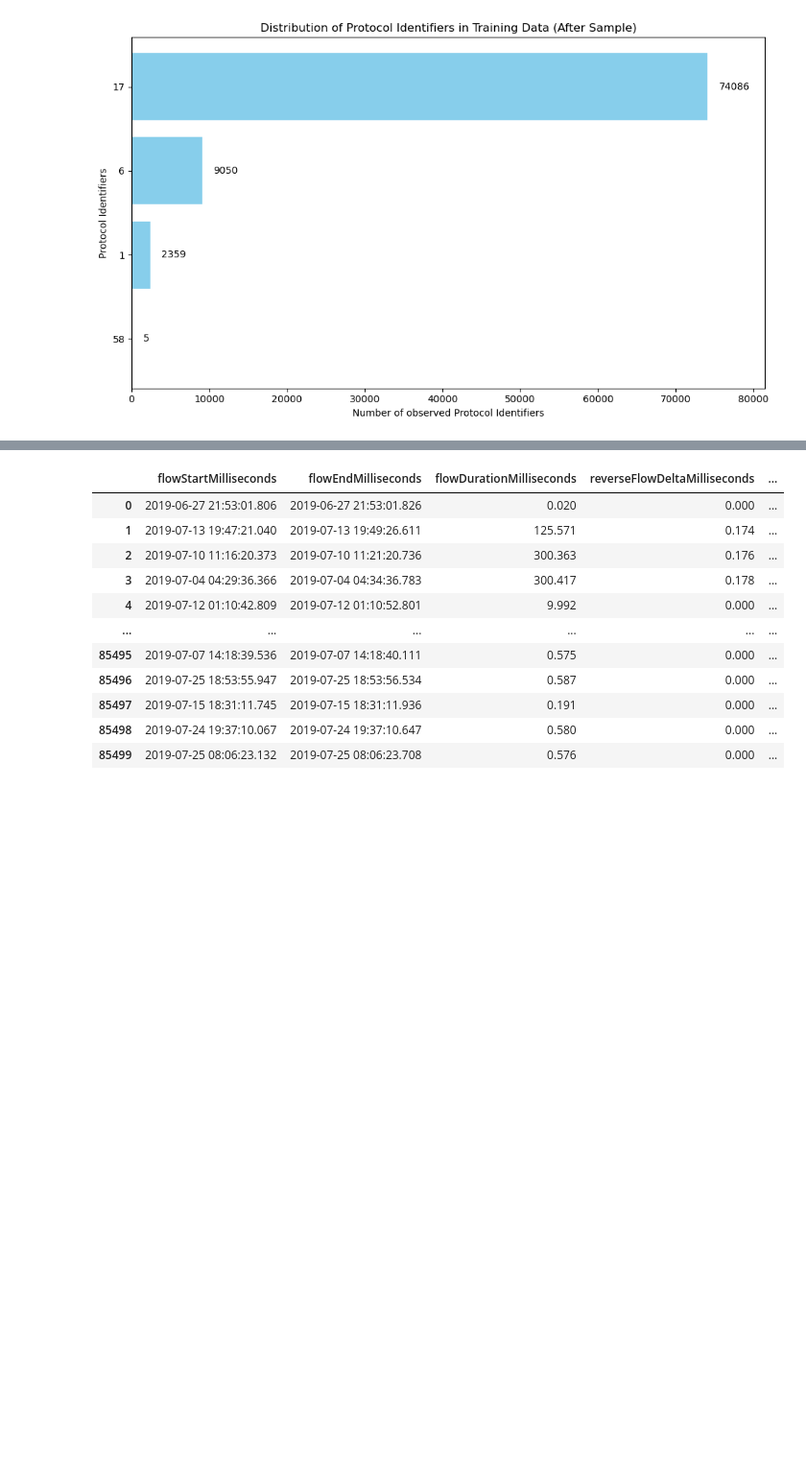
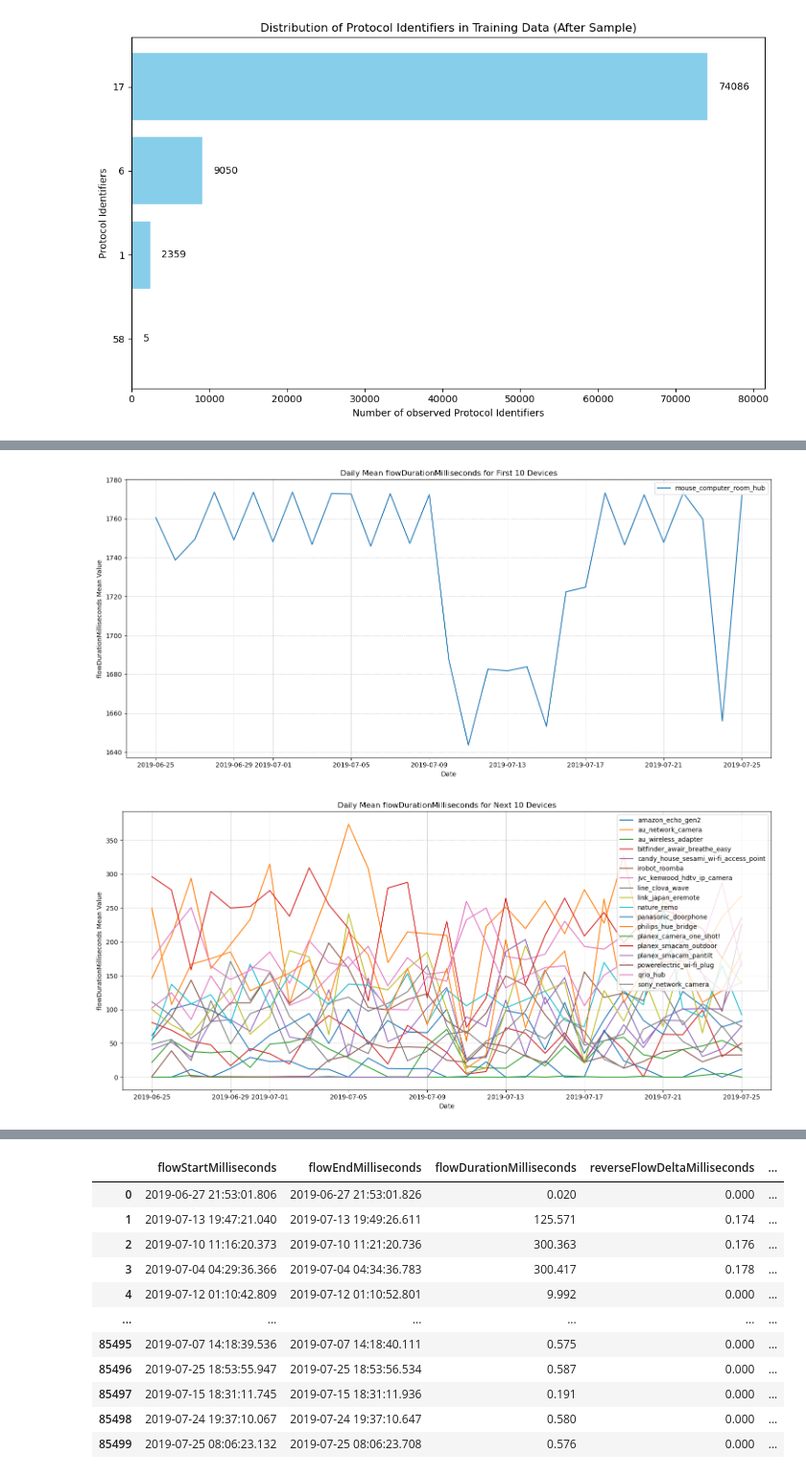
Before and after one commit to looopdawg/IPFIXDeviceIdentification, a Jupyter notebook: DATA3001_EDA.ipynb, the cells around one changed output, grey strips where cells are left out. Shown at 96% size. Drawn from its saved outputs; the diff is of its cells as text; code cells hidden in the pictures; blank space fills up the shorter version.

```diff
--- a/DATA3001_EDA.ipynb
+++ b/DATA3001_EDA.ipynb
@@ -284,0 +297,33 @@ filtered_df = df.filter((col("flowStartMilliseconds") >= start_time) &
+# %%
+# Get unique device names from the index
+device_means = flow_by_day.groupby(level='response').mean()
+
+# Separate devices based on the criteria
+
+
+devices_above_700 = device_means[device_means >= 700].index
+devices_below_700 = device_means[device_means < 700].index
+
+# Function to plot a set of devices
+def plot_devices(devices, title):
+    plt.figure(figsize=(15, 7))
+    for device in devices:
+        subset = flow_by_day[device]  # Extract data for each device
+        plt.plot(subset, label=device)
+
+    plt.title(title)
+    plt.xlabel('Date')
+    plt.ylabel('flowDurationMilliseconds Mean Value')
+    plt.legend(loc="upper right")
+    plt.tight_layout()
+    plt.grid(True, which='both', linestyle='--', linewidth=0.5)
+    plt.show()
+
+# Plot first 10 devices
+plot_devices(devices_above_700, 'Daily Mean flowDurationMilliseconds for First 10 Devices')
+
+# Plot next 10 devices
+plot_devices(devices_below_700, 'Daily Mean flowDurationMilliseconds for Next 10 Devices')
+# %% [output]
+[figure, added]
+[figure, added]
```
Also changed, not shown: parts of 7 cells of this notebook.
